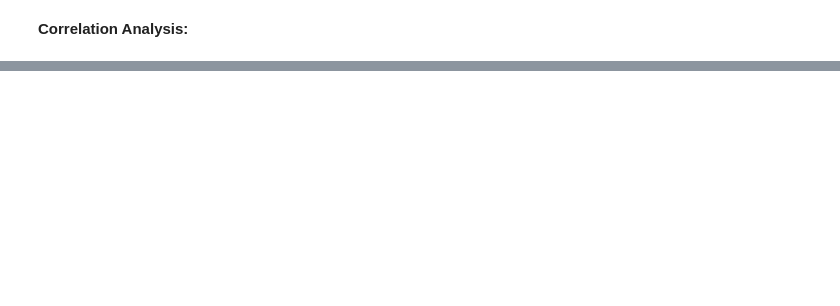
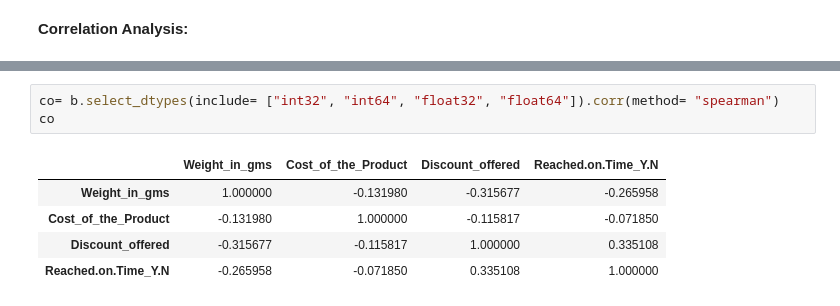
Before and after one commit to rajesh-coventry/Projects, a Jupyter notebook: 02_Data_Visuallization/05_E-Commerce_Shipping/01_delivery_performance_optimization.ipynb, the cells around one changed output, grey strips where cells are left out. Drawn from its saved outputs; the diff is of its cells as text; blank space fills up the shorter version.

```diff
--- a/02_Data_Visuallization/05_E-Commerce_Shipping/01_delivery_performance_optimization.ipynb
+++ b/02_Data_Visuallization/05_E-Commerce_Shipping/01_delivery_performance_optimization.ipynb
@@ -1011,0 +1036,9 @@ We collect sufficient evidences to reject Null-Hypothesis. So, Shipment weights
+# %%
+co= b.select_dtypes(include= ["int32", "int64", "float32", "float64"]).corr(method= "spearman")
+co
+# %% [output]
+|  | Weight_in_gms | Cost_of_the_Product | Discount_offered | Reached.on.Time_Y.N |
+| Weight_in_gms | 1.000000 | -0.131980 | -0.315677 | -0.265958 |
+| Cost_of_the_Product | -0.131980 | 1.000000 | -0.115817 | -0.071850 |
+| Discount_offered | -0.315677 | -0.115817 | 1.000000 | 0.335108 |
+| Reached.on.Time_Y.N | -0.265958 | -0.071850 | 0.335108 | 1.000000 |
```
Also changed, not shown: parts of 14 cells of this notebook.
